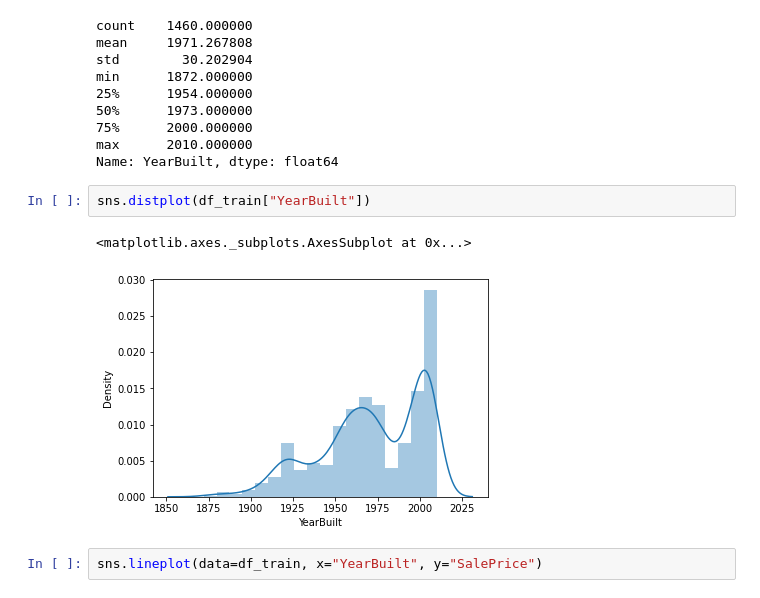
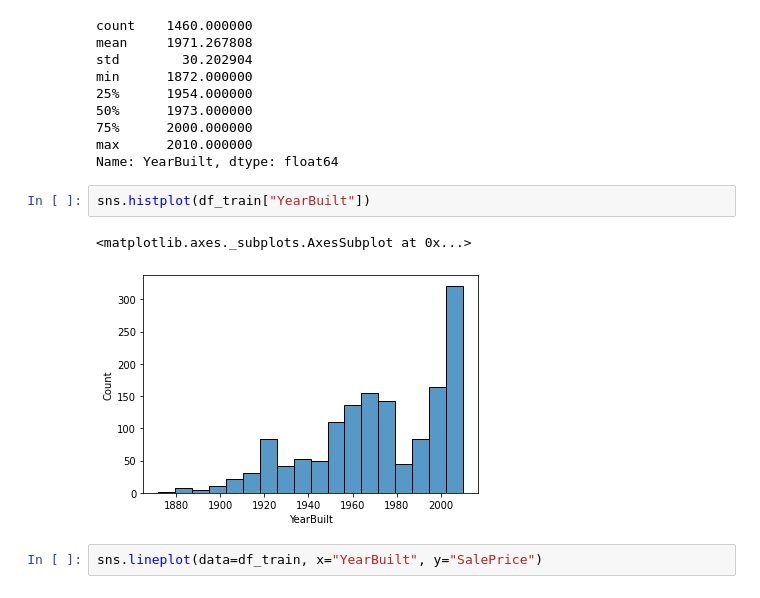
Before and after one commit to FoseFx/HousePrices, a Jupyter notebook: Data_exploration_housing_prices.ipynb, the cells around one changed output. Cells and saved outputs as stored; diff of their text form.

```diff
--- a/Data_exploration_housing_prices.ipynb
+++ b/Data_exploration_housing_prices.ipynb
@@ -450,10 +459,10 @@ min      1872.000000
 max      2010.000000
 Name: YearBuilt, dtype: float64
 # %%
-sns.distplot(df_train["YearBuilt"])
+sns.histplot(df_train["YearBuilt"])
 # %% [output]
 <matplotlib.axes._subplots.AxesSubplot at 0x...>
-[figure, old version]
+[figure, new version]
 # %%
 sns.lineplot(data=df_train, x="YearBuilt", y="SalePrice")
 # %% [output]
```
Also changed, not shown: parts of 37 cells of this notebook.
